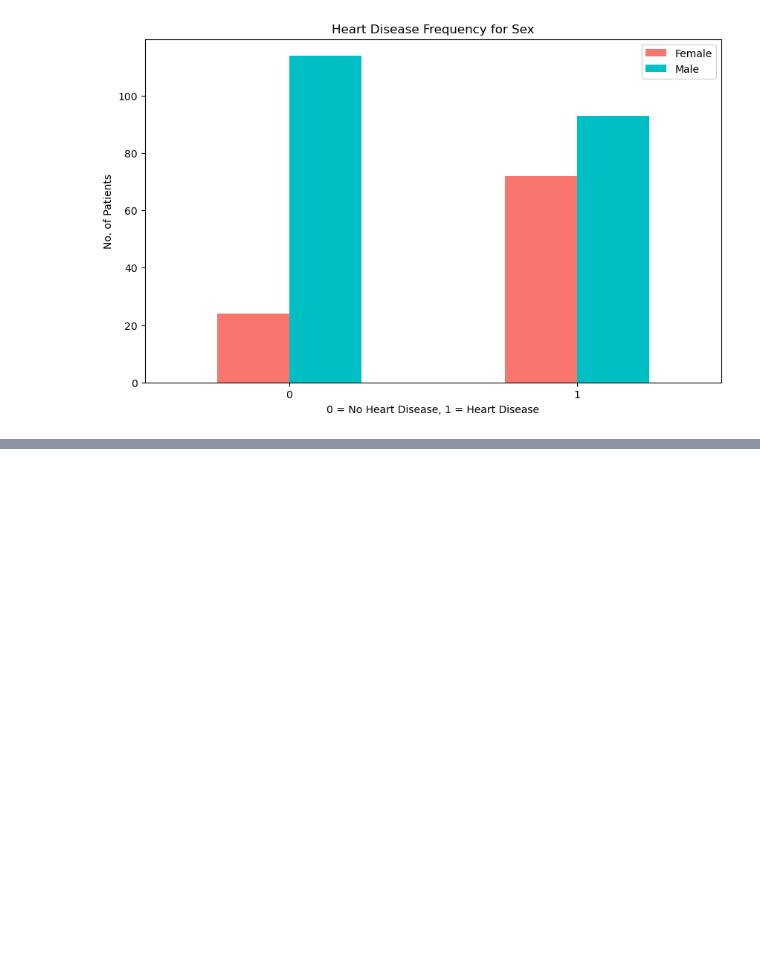
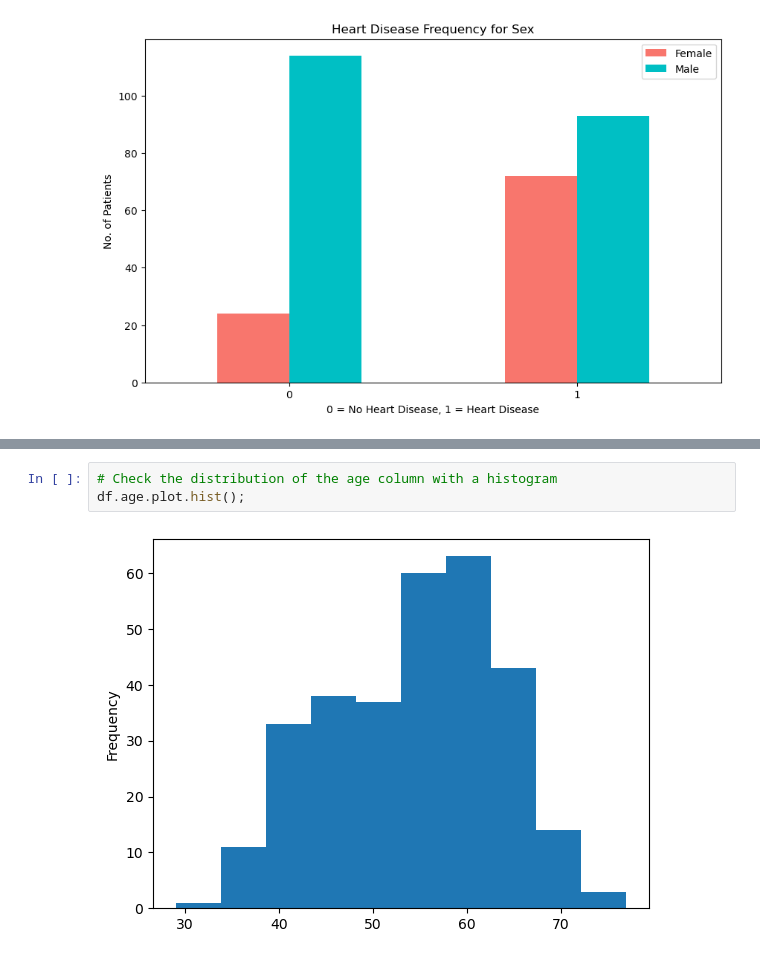
Before and after one commit to Vanmeeg22/heart-disease-classification, a Jupyter notebook: heart-disease-classification.ipynb, the cells around one changed output, grey strips where cells are left out. Cells and saved outputs as stored; diff of their text form; blank space fills up the shorter version.

```diff
--- a/heart-disease-classification.ipynb
+++ b/heart-disease-classification.ipynb
@@ -213,0 +261,5 @@ plt.xticks(rotation=0);
+# %%
+# Check the distribution of the age column with a histogram
+df.age.plot.hist();
+# %% [output]
+[figure, added]
```
Also changed, not shown: parts of 7 cells of this notebook.
